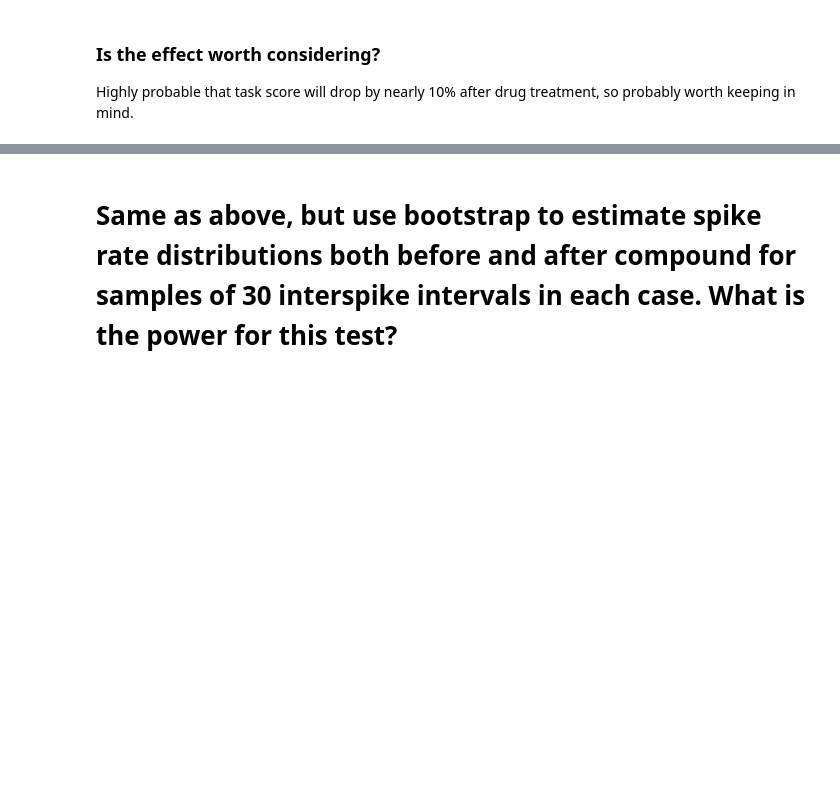
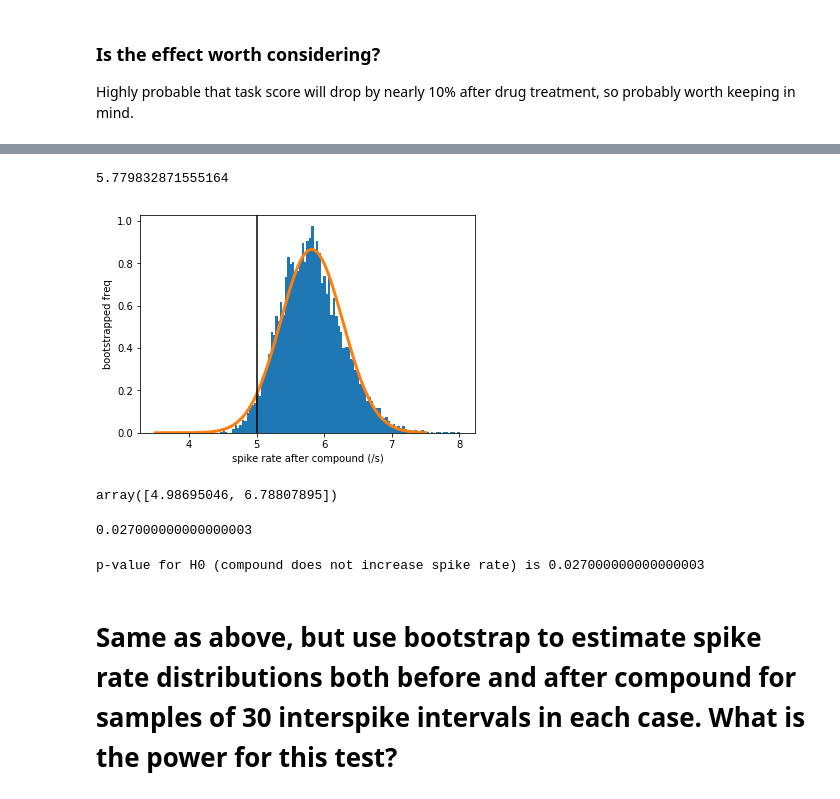
Before and after one commit to marcel-goldschen-ohm/NEU-Spring-2019, a Jupyter notebook: lecture_07_hypothesis_testing/hypothesis_testing.ipynb, the cells around one changed output, grey strips where cells are left out. Cells and saved outputs as stored; diff of their text form; code cells hidden in the pictures; blank space fills up the shorter version.

```diff
--- a/lecture_07_hypothesis_testing/hypothesis_testing.ipynb
+++ b/lecture_07_hypothesis_testing/hypothesis_testing.ipynb
@@ -150,2 +156,46 @@ Use the bootstrap approach to generate 10,000 bootstrap estimates of the basal f
+# %%
+mle_loc, mle_scale = st.expon.fit(measured_interspike_intervals_after, floc=0)
+mle_spike_rate_after = 1 / mle_scale
+mle_spike_rate_after
+# %% [output]
+5.779832871555164
+# %%
+data = measured_interspike_intervals_after
+num_measurements = len(data)
+num_bootstraps = 10000
+bootstrap_intervals_after = np.zeros((num_bootstraps, num_measurements))
+for i in range(num_bootstraps):
+    bootstrap_intervals_after[i, :] = np.random.choice(data, size=data.shape, replace=True)
+# %%
+bootstrap_spike_rates_after = np.zeros((num_bootstraps,))
+for i in range(num_bootstraps):
+    mle_loc, mle_scale = st.expon.fit(bootstrap_intervals_after[i, :], floc=0)
+    bootstrap_spike_rates_after[i] = 1 / mle_scale
+# %%
+mle_loc, mle_scale = st.norm.fit(bootstrap_spike_rates_after)
+spike_rates = np.linspace(3.5, 7.5, 1000)
+bootstrap_spike_rate_after_pdf = st.norm.pdf(spike_rates, loc=mle_loc, scale=mle_scale)
+# %%
+plt.hist(bootstrap_spike_rates_after, 100, density=True)
+plt.plot(spike_rates, bootstrap_spike_rate_after_pdf, lw=3)
+plt.axvline(5, color='black')
+plt.xlabel('spike rate after compound (/s)')
+plt.ylabel('bootstrapped freq');
+# %% [output]
+[figure, added]
+# %%
+np.quantile(bootstrap_spike_rates_after, [0.025, 0.975])
+# %% [output]
+array([4.98695046, 6.78807895])
+# %%
+st.percentileofscore(bootstrap_spike_rates_after, 5) / 100
+# %% [output]
+0.027000000000000003
+# %%
+pval_increase = st.percentileofscore(bootstrap_spike_rates_after, 5) / 100
+
+print("p-value for H0 (compound does not increase spike rate) is", pval_increase)
+# %% [output]
+p-value for H0 (compound does not increase spike rate) is 0.027000000000000003
 # %% [markdown]
 # Same as above, but use bootstrap to estimate spike rate distributions both before and after compound for samples of 30 interspike intervals in each case. What is the power for this test?
```
Also changed, not shown: parts of 10 cells of this notebook.
